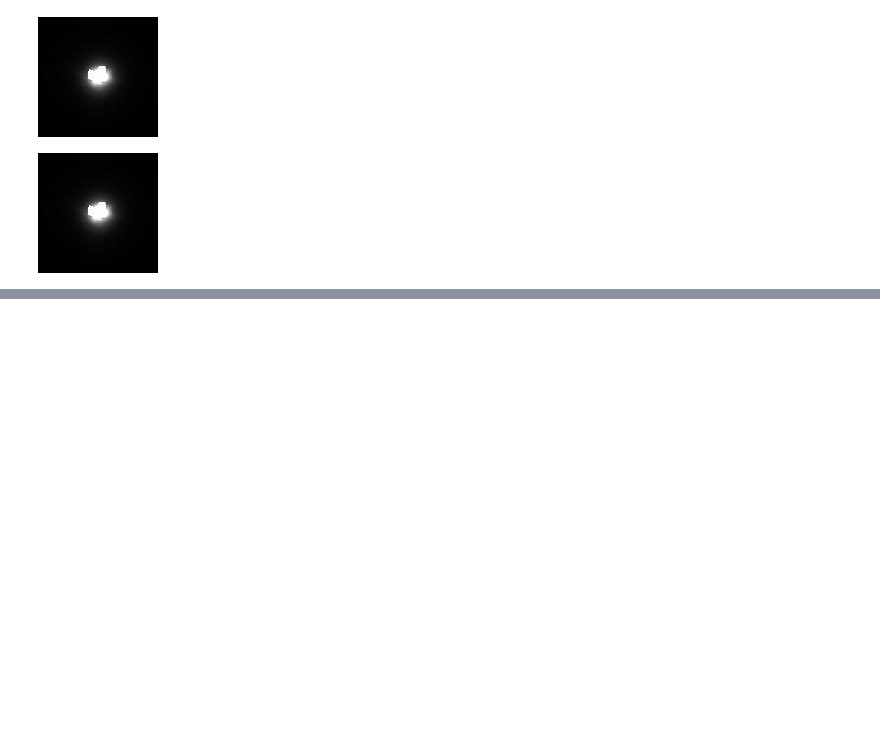
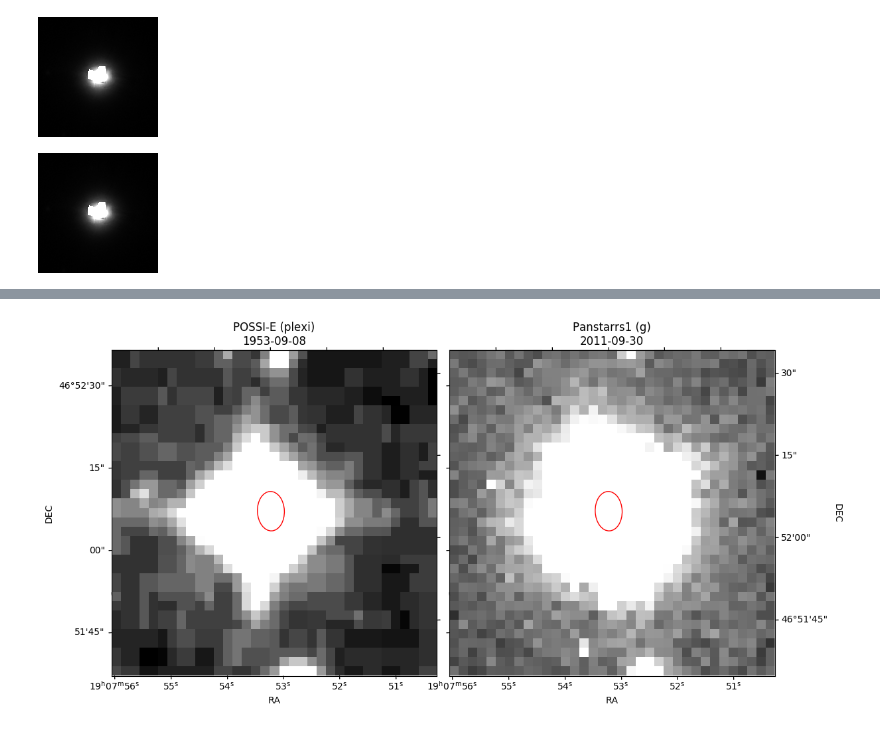
Before and after one commit to jpdeleon/panstarrs3, a Jupyter notebook: notebooks/tests.ipynb, the cells around one changed output, grey strips where cells are left out. Drawn from its saved outputs; the diff is of its cells as text; code cells hidden in the pictures; blank space fills up the shorter version.

```diff
--- a/notebooks/tests.ipynb
+++ b/notebooks/tests.ipynb
@@ -73,0 +237,14 @@ WARNING: AstropyDeprecationWarning: astropy.extern.six will be removed in 4.0, u
+# %%
+fig = plot_archival_images( tcoord.ra.deg,
+                            tcoord.dec.deg,
+                            survey1='dss1',
+                            survey2='ps1',
+                            fp1=None,
+                            fp2=None,
+                            height=1,
+                            width=1,
+                            cmap='gray',
+                            reticle=True,
+                        )
+# %% [output]
+[figure, added]
```
Also changed, not shown: parts of 9 cells of this notebook, 1 other file.
